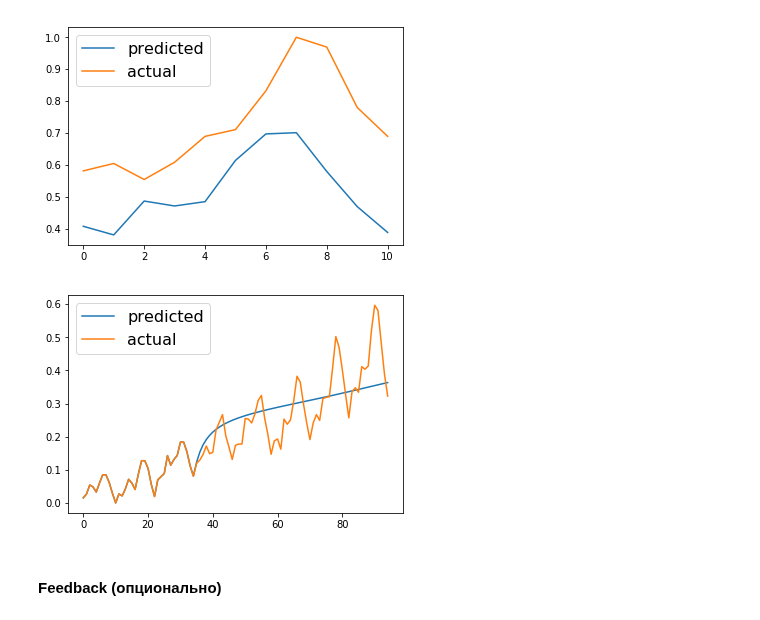
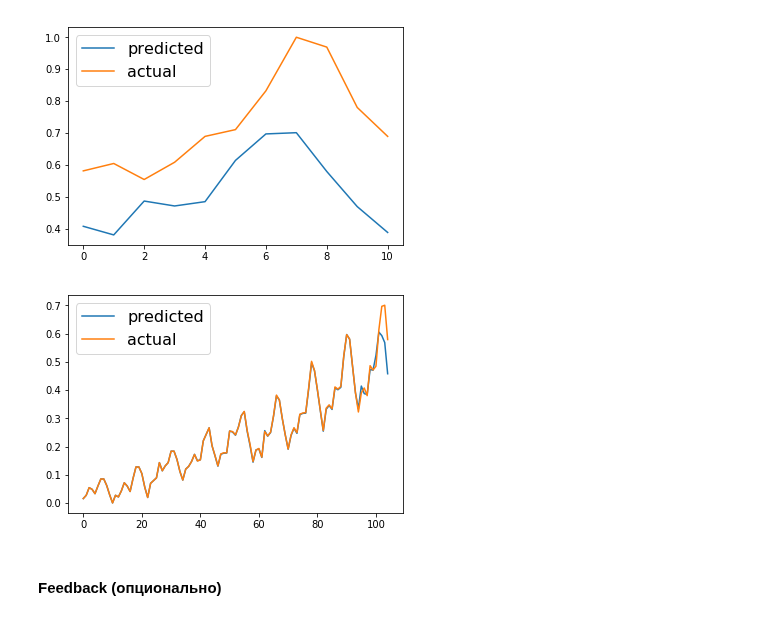
Before and after one commit to v-vskv-v/IR_ML, a Jupyter notebook: Data Analysis/Semester 2/viskov_task 9 (LSTM).ipynb, the cells around one changed output. Saved outputs shown, nothing was run; the diff lists cells and outputs as text; code cells hidden in the pictures.

```diff
--- a/Data Analysis/Semester 2/viskov_task 9 (LSTM).ipynb
+++ b/Data Analysis/Semester 2/viskov_task 9 (LSTM).ipynb
@@ -37,7 +37,7 @@ class LSTM(nn.Module):
 
         self.W_h = nn.Parameter(torch.FloatTensor(hidden_size, self.gate_size).zero_())
 
-        self.b = nn.Parameter(torch.FloatTensor(1, self.gate_size).zero_())
+        self.b = nn.Parameter(torch.FloatTensor(self.gate_size).zero_())
 
     def forward(self, inputs, hidden):
         # inputs: (seq_len, batch_size, input_size)
@@ -184,10 +181,13 @@ reduce: 2, loss: 1.738e-05
 # %%
-def generate(model, n, inputs):
+def generate(model, n, inputs, batch_first=True):
     result = np.zeros(n + len(inputs))
     result[:len(inputs)] = inputs
     inp = 0
     for i in range(n):
-        inp = Variable(torch.FloatTensor(result[i:i+len(inputs)])).view(1, len(inputs), 1)
+        if batch_first:
+            inp = Variable(torch.FloatTensor(result[i:i+len(inputs)])).view(1, len(inputs), 1)
+        else:
+            inp = Variable(torch.FloatTensor(result[i:i+len(inputs)])).view(len(inputs), 1, 1)
         res = model(inp)
         result[i + len(inputs)] = res[-1].data.numpy()
     return result
@@ -236,12 +236,11 @@ class myLSTM(nn.Module):
                   Variable(torch.zeros(batch_size, self.hidden_dim)))
 
         lstm_out, self.hidden = self.lstm(inp, hidden)
-        lstm_out = lstm_out.permute(1, 0, 2)
         lstm_out = lstm_out[-1]
-        out = self.linear(lstm_out.view(seq_length, self.hidden_dim))
+        out = self.linear(lstm_out.view(batch_size, self.hidden_dim))
         return out
 # %%
-my_lstm = myLSTM(12)
+my_lstm = myLSTM(10)
 # %%
 optimizer = torch.optim.Adam(my_lstm.parameters(), lr=1e-1)
 scheduler = StepLR(optimizer, 1)
@@ -289,17 +288,17 @@ total loss: 0.05473166517191357
 # %%
 seq = dataset[:, 0]
 start = 0
-plength = 60
+plength = 70
 blength = 35
 base =  seq[start:start+blength]
-predicted = generate(my_lstm, plength, base)
+predicted = generate(my_lstm, plength, base, batch_first=False)
 actual = seq[start:start+plength+blength]
 plt.plot(predicted, label='predicted')
 plt.plot(actual, label='actual')
 plt.legend(fontsize=16)
 plt.show()
 # %% [output]
-[figure, old version]
+[figure, new version]
 # %% [markdown]
 #### Feedback (опционально)
 # %% [markdown]
```
Also changed, not shown: parts of 7 cells of this notebook.
